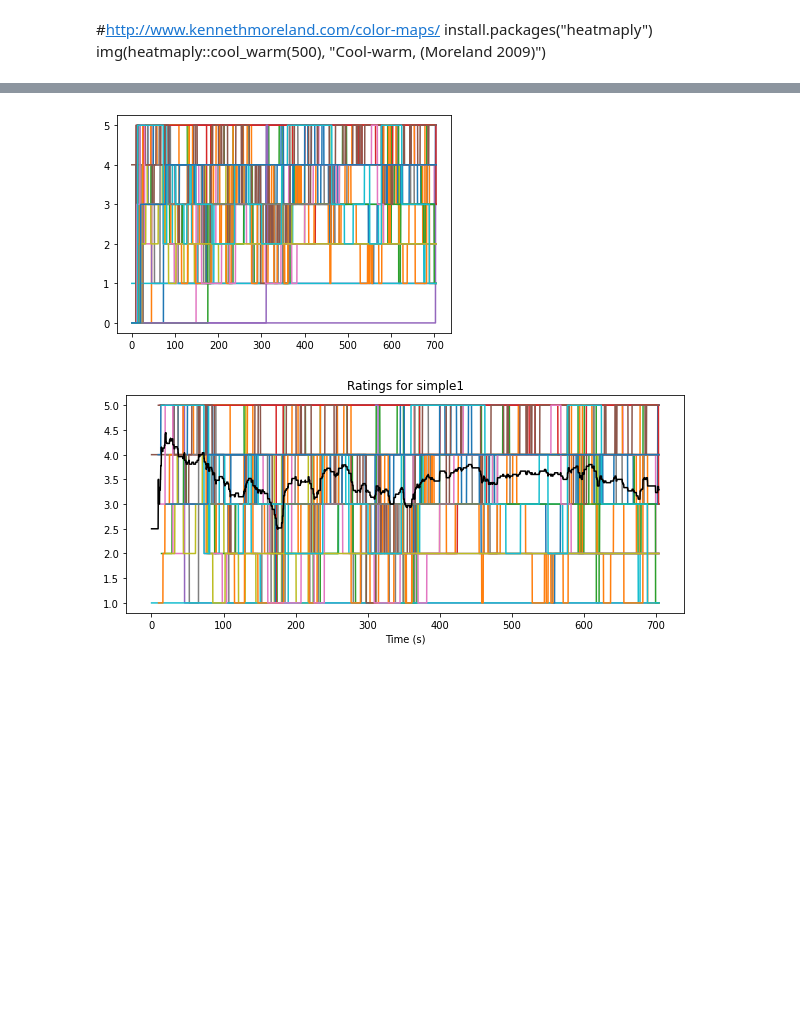
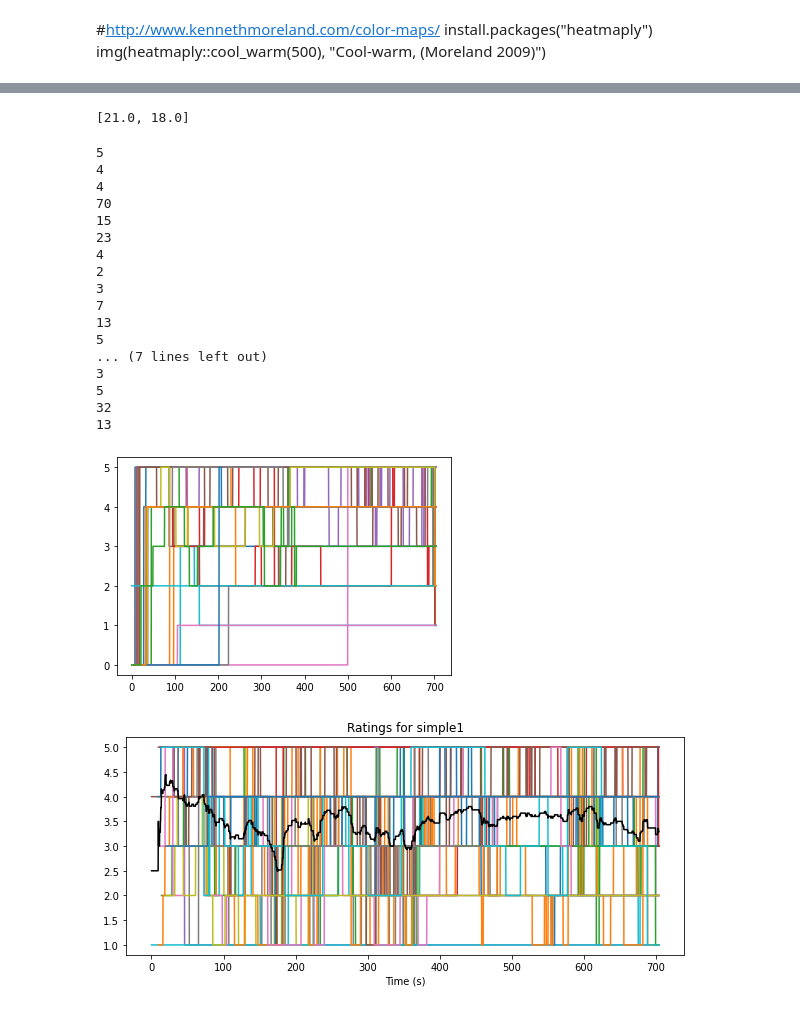
Before and after one commit to finn42/Bach_Viz_Responses, a Jupyter notebook: Bach_Vz_study_responses.ipynb, the cells around one changed output, grey strips where cells are left out. Saved outputs shown, nothing was run; the diff lists cells and outputs as text; code cells hidden in the pictures; blank space fills up the shorter version.

```diff
--- a/Bach_Vz_study_responses.ipynb
+++ b/Bach_Vz_study_responses.ipynb
@@ -85,17 +84,42 @@ def make_step(press_string, sampletime):
         f = interpolate.interp1d(X['Time'], X['Value'],kind='previous',fill_value="extrapolate")
         return f(sampletime)
+# %%
+a = pd.Series([5,4,77,20,6,7,11,28,14,15,3,70,21,8,3,2,4,22,10,2,55,72,4,6,5,438,41,4,8,39,3,3,21,4,17,3,11,5,3,8,7,4,16,3,3,8,12,674,15,42,2,100,3,5,476,40,4,309,6,3,18,29,3,10,18,22,3,16,23,2,3,4,13,20,3,17,10,676,14,9,31,306,5,4,4,70,15,23,4,2,3,7,13,5,10,12,62,16,2,9,12,3,5,32,13])
+pc = 75
+[np.percentile(a,pc),np.percentile(b,pc)]
+# a.hist()
+# b.hist()
+# %% [output]
+[21.0, 18.0]
 # %%
 sampletime = np.arange(0.1,704, 0.1)
 S = pd.DataFrame(index = sampletime)
 for i in A_df.index:
-    B = make_step(A_df.loc[i,'simple1'], sampletime)
+    B = make_step(A_df.loc[i,'complex2'], sampletime)
     if len(B)>2:
         S[i] = B
 
 S.plot(legend=False)
 plt.show()
 # %% [output]
+5
+4
+4
+70
+15
+23
+4
+2
+3
+7
+13
+5
+... (7 lines left out)
+3
+5
+32
+13
-[figure, old version]
+[figure, new version]
 # %%
 sampletime = np.arange(0.1,704, 0.1)
 S_Means = pd.DataFrame(index = sampletime)
```
Also changed, not shown: parts of 4 cells of this notebook.
